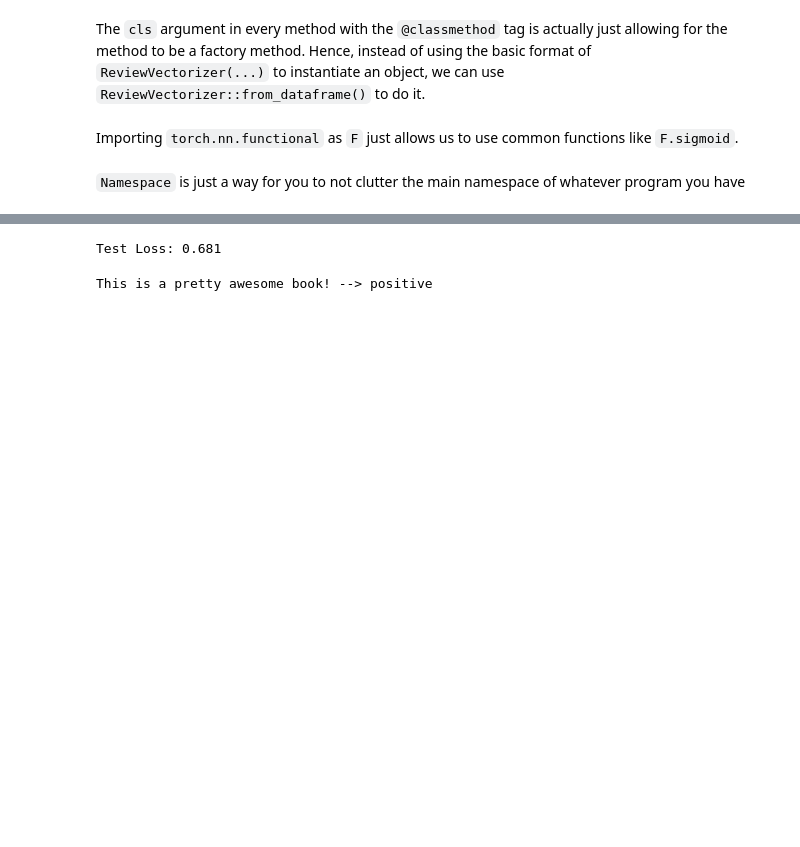
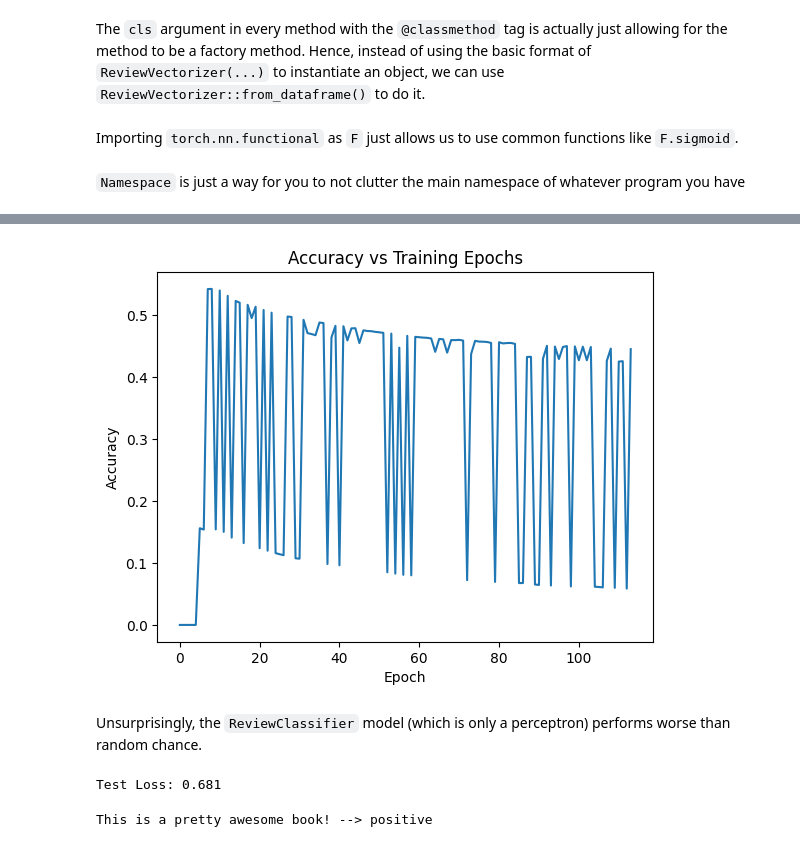
Before and after one commit to wilsonwid/pytorch-stuff, a Jupyter notebook: nlp-with-pytorch/03-neural-network-foundations.ipynb, the cells around one changed output, grey strips where cells are left out. Saved outputs shown, nothing was run; the diff lists cells and outputs as text; code cells hidden in the pictures; blank space fills up the shorter version.

```diff
--- a/nlp-with-pytorch/03-neural-network-foundations.ipynb
+++ b/nlp-with-pytorch/03-neural-network-foundations.ipynb
@@ -391,3 +399,13 @@ train_state["test_loss"] = running_loss
+# %%
+plt.plot(train_state["val_acc"])
+plt.xlabel("Epoch")
+plt.ylabel("Accuracy")
+plt.title("Accuracy vs Training Epochs")
+plt.show()
+# %% [output]
+[figure, added]
+# %% [markdown]
+Unsurprisingly, the `ReviewClassifier` model (which is only a perceptron) performs worse than random chance.
 # %%
 print(f"Test Loss: {train_state['test_loss']:.3f}")
 # %% [output]
```
Also changed, not shown: parts of 1 cell of this notebook.
